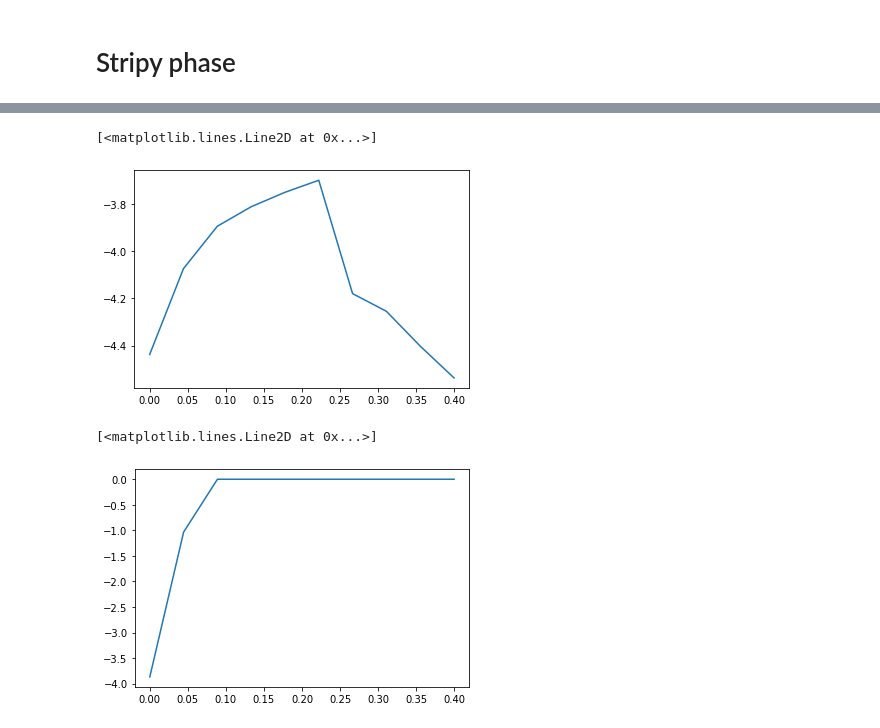
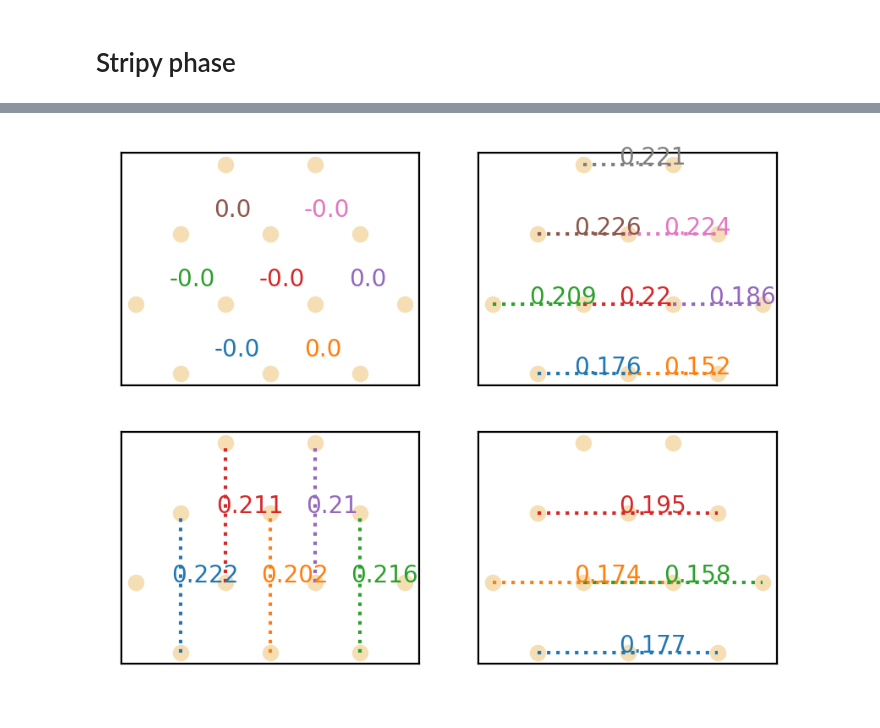
Before and after one commit to wholdhus/hmftpy, a Jupyter notebook: XY_chirality.ipynb, the cells around one changed output, grey strips where cells are left out. Saved outputs shown, nothing was run; the diff lists cells and outputs as text; code cells hidden in the pictures.

```diff
--- a/XY_chirality.ipynb
+++ b/XY_chirality.ipynb
@@ -201,28 +420,46 @@ Downard triangle helicities
-# %%
-sum_h = np.zeros(10)
-es = np.zeros(10)
-J2s = np.linspace(0, .4, 10)
-mf0 = None
-for i, J2 in enumerate(J2s):
-    interactions = {'local': {},
-                    'nearest': {'xx': 1, 'yy': 1, 'zz': 0},
-                    'n_nearest': {'xx': J2, 'yy': J2, 'zz': 0}}
-    e, v, mf0, cvg = do_hmft(plaq, interactions, basis,
-                            max_iter=maxit,
-                            ops=ops, hmft_tol=10**-8,
-                            lanczos_tol=10**-11,
-                            mf0=None,
-                            mf_cvg=False, every_other=True)
-    urt_h, dwt_h = get_hels(v)
-    sum_h[i] = np.sum(urt_h)
-    es[i] = e
-# %%
-plt.plot(J2s, es)
-# %% [output]
-[<matplotlib.lines.Line2D at 0x...>]
-[figure, removed]
-# %%
-plt.plot(J2s, sum_h)
-# %% [output]
-[<matplotlib.lines.Line2D at 0x...>]
-[figure, removed]
+# %%
+plt.figure(figsize=(5,4), dpi=200)
+plt.subplot(2,2,1)
+plt.scatter(rx, ry, color='wheat')
+plt.xticks([])
+plt.yticks([])
+for i, ur in enumerate(urt_rs):
+    # plt.scatter(*ur, color='gray')
+    plt.text(*ur, np.round(urt_h[i], 3), color=colors[i])
+
+plt.subplot(2,2,2)
+plt.scatter(rx, ry, color='wheat')
+plt.xticks([])
+plt.yticks([])
+for i, u in enumerate(nbonds):
+    n_rs[i] = rs[u[0]] + .5 * a1 + np.array((-.1, 0))
+    plt.text(*n_rs[i], np.round(n_nems[i], 3), color=colors[i])
+    r0 = rs[u[0]]
+    r1 = rs[u[1]]
+    plt.plot([r0[0], r1[0]], [r0[1], r1[1]], ls=':')
+
+plt.subplot(2,2,3)
+plt.scatter(rx, ry, color='wheat')
+plt.xticks([])
+plt.yticks([])
+for i, u in enumerate(nnbonds):
+    n_rs[i] = rs[u[0]] + .5*(a2 + a0) + np.array((-.1, 0))
+    plt.text(*n_rs[i], np.round(nn_nems[i], 3), color=colors[i])
+    r0 = rs[u[0]]
+    r1 = rs[u[1]]
+    plt.plot([r0[0], r1[0]], [r0[1], r1[1]], ls=':')
+
+plt.subplot(2,2,4)
+plt.scatter(rx, ry, color='wheat')
+plt.xticks([])
+plt.yticks([])
+for i, u in enumerate(nnnbonds):
+    n_rs[i] = rs[u[0]] + a1 + np.array((-.1, 0))
+    plt.text(*n_rs[i], np.round(nnn_nems[i], 3), color=colors[i])
+    r0 = rs[u[0]]
+    r1 = rs[u[1]]
+    plt.plot([r0[0], r1[0]], [r0[1], r1[1]], ls=':')
+
+plt.show()
+# %% [output]
+[figure, added]
```
Also changed, not shown: parts of 11 cells of this notebook, 4 other files.
